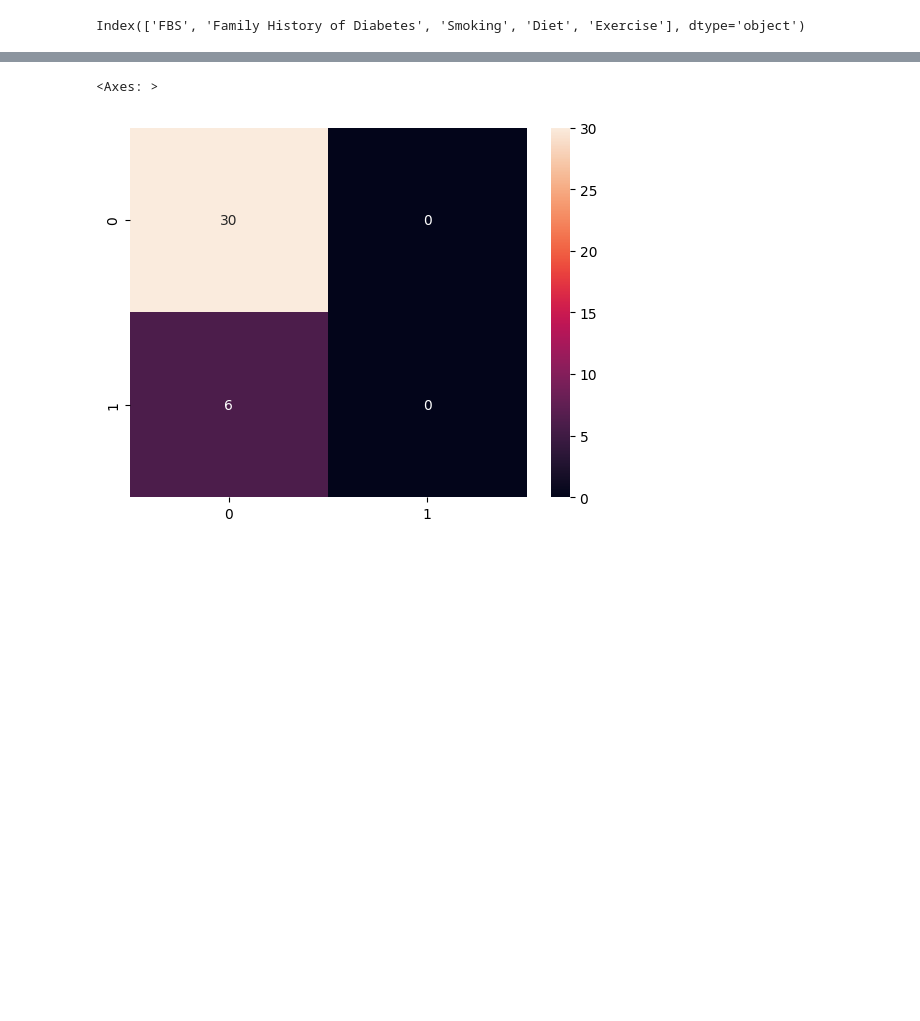
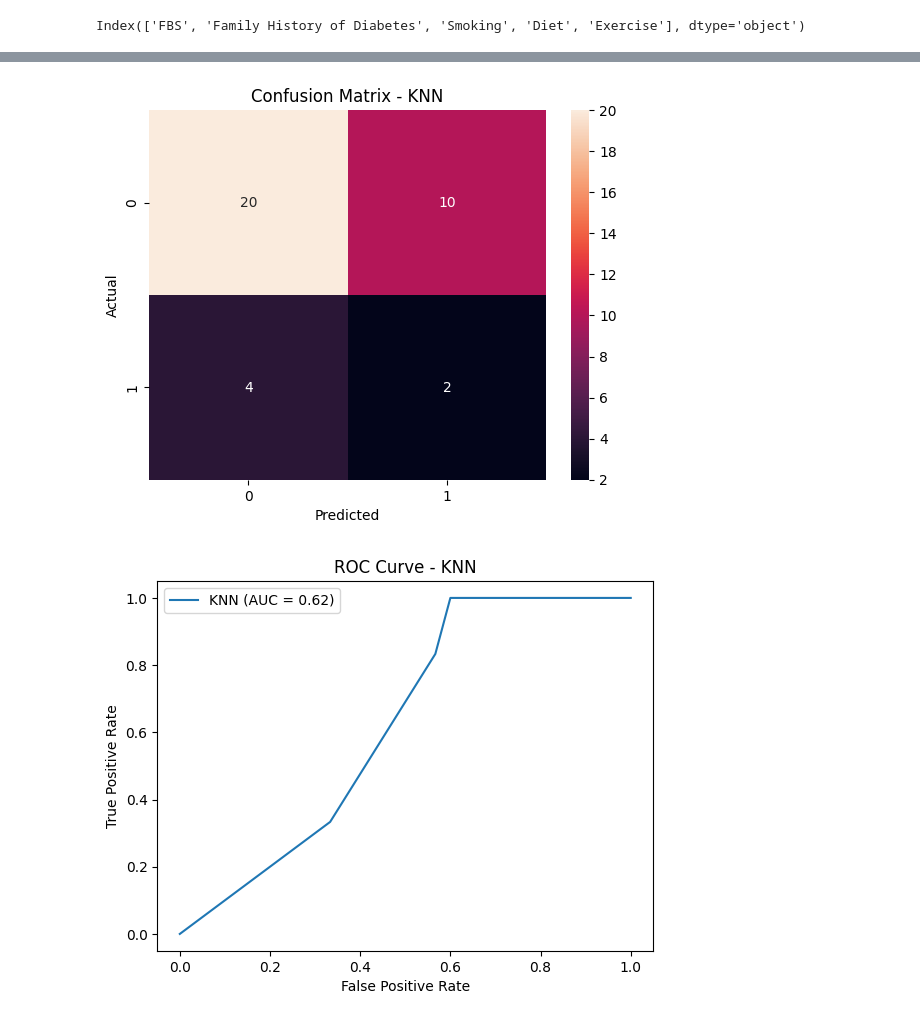
Before and after one commit to fonkerina/Data-Science-Journey, a Jupyter notebook: Week 3/w3 hwk2.ipynb, the cells around one changed output, grey strips where cells are left out. Cells and saved outputs as stored; diff of their text form; code cells hidden in the pictures; blank space fills up the shorter version.

```diff
--- a/Week 3/w3 hwk2.ipynb
+++ b/Week 3/w3 hwk2.ipynb
@@ -158,9 +178,24 @@ print("SVM_Selected Performance:\n", classification_report(y_test, y_pred_svm1))
 # %%
-#Create Confusion Matrix - it shows labelwise performance of the model
-from sklearn.metrics import confusion_matrix
+# Confusion Matrix for KNN
+from sklearn.metrics import confusion_matrix, roc_curve, roc_auc_score
 
-cm = confusion_matrix(y_test, y_pred_svm)
+cm = confusion_matrix(y_test, y_pred_knn1)
 sns.heatmap(cm, annot = True)
+plt.xlabel('Predicted')
+plt.ylabel('Actual')
+plt.title('Confusion Matrix - KNN')
+plt.show()
+
+# ROC curve for KNN Model
+y_prob = knn_selected.predict_proba(x_test)[:, 1]
+fpr, tpr, _ = roc_curve(y_test, y_prob)
+plt.figure()
+plt.plot(fpr, tpr, label = f'KNN (AUC = {roc_auc_score(y_test, y_prob):.2f})')
+plt.xlabel('False Positive Rate')
+plt.ylabel('True Positive Rate')
+plt.title('ROC Curve - KNN')
+plt.legend()
+plt.show()
 # %% [output]
-<Axes: >
-[figure, old version]
+[figure, new version]
+[figure, added]
```
Also changed, not shown: parts of 3 cells of this notebook.
